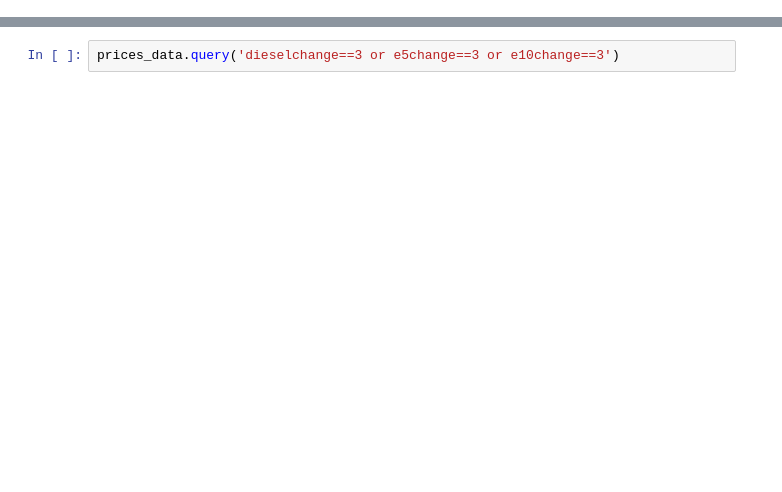
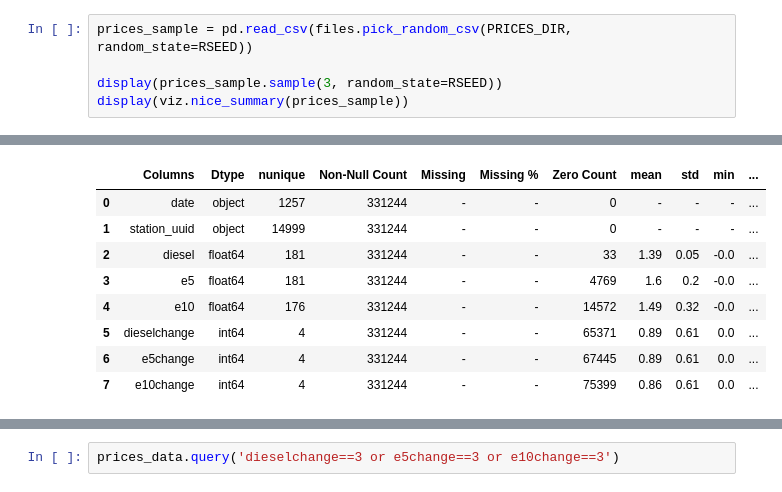
Before and after one commit to petrol-price-predictor/jurassic-juice-juggler, a Jupyter notebook: eda_prices.ipynb, the cells around one changed output, grey strips where cells are left out. Saved outputs shown, nothing was run; the diff lists cells and outputs as text; blank space fills up the shorter version.

```diff
--- a/eda_prices.ipynb
+++ b/eda_prices.ipynb
@@ -59,0 +43,6 @@ stations_data.query('uuid == "4a6773b3-2c38-453c-812b-665be4ff6c3b"')
+# %%
+prices_sample = pd.read_csv(files.pick_random_csv(PRICES_DIR, random_state=RSEED))
+
+display(prices_sample.sample(3, random_state=RSEED))
+display(viz.nice_summary(prices_sample))
+# %% [output]
@@ -59,0 +53,9 @@ stations_data.query('uuid == "4a6773b3-2c38-453c-812b-665be4ff6c3b"')
+|  | Columns | Dtype | nunique | Non-Null Count | Missing | Missing % | Zero Count | mean | std | min | ... |
+| 0 | date | object | 1257 | 331244 | - | - | 0 | - | - | - | ... |
+| 1 | station_uuid | object | 14999 | 331244 | - | - | 0 | - | - | - | ... |
+| 2 | diesel | float64 | 181 | 331244 | - | - | 33 | 1.39 | 0.05 | -0.0 | ... |
+| 3 | e5 | float64 | 181 | 331244 | - | - | 4769 | 1.6 | 0.2 | -0.0 | ... |
+| 4 | e10 | float64 | 176 | 331244 | - | - | 14572 | 1.49 | 0.32 | -0.0 | ... |
+| 5 | dieselchange | int64 | 4 | 331244 | - | - | 65371 | 0.89 | 0.61 | 0.0 | ... |
+| 6 | e5change | int64 | 4 | 331244 | - | - | 67445 | 0.89 | 0.61 | 0.0 | ... |
+| 7 | e10change | int64 | 4 | 331244 | - | - | 75399 | 0.86 | 0.61 | 0.0 | ... |
```
Also changed, not shown: parts of 17 cells of this notebook, 1 other file.
